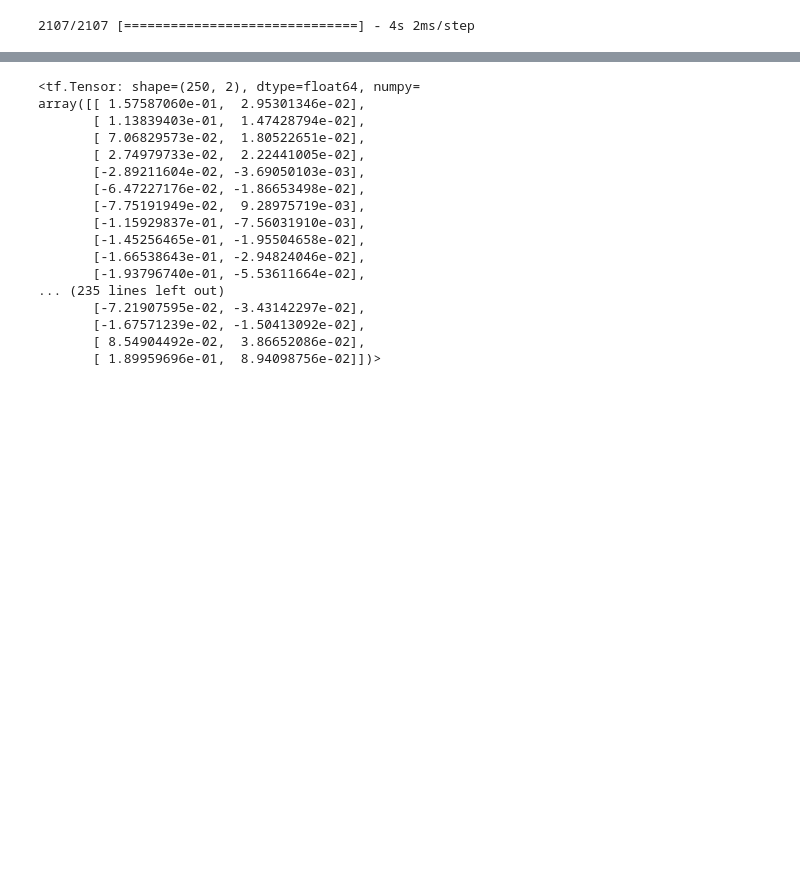
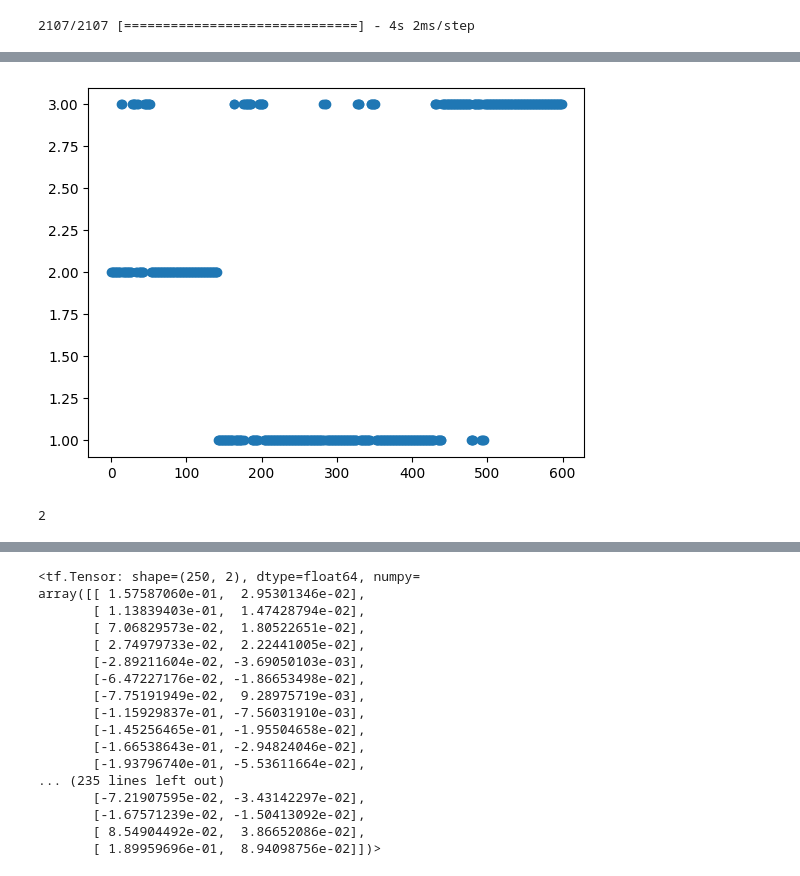
Before and after one commit to Epicsenpai/OpenTopic_BCI, a Jupyter notebook: First_acquisition/lean.ipynb, the cells around one changed output, grey strips where cells are left out. Cells and saved outputs as stored; diff of their text form; code cells hidden in the pictures; blank space fills up the shorter version.

```diff
--- a/First_acquisition/lean.ipynb
+++ b/First_acquisition/lean.ipynb
@@ -766,0 +602,4 @@ prediction = model.predict(X_test, batch_size=batch_size)
+# %%
+from INTERNET import INTERNET
+
+interNET = INTERNET(sample_rate = 250,control_freq = 10 ,folder_path='model42')
@@ -766,0 +610,14 @@ prediction = model.predict(X_test, batch_size=batch_size)
+# %%
+import time
+i = 0
+timestamp = time.time()
+while(i < len(X)):
+
+    if (time.time() > timestamp):
+
+        t = time.time()
+        m = interNET.predict(X[i])
+        print((t - time.time()))
+        i += 1
+        print(m,y[i],i)
+        timestamp = time.time() + 1/250
@@ -766,0 +711,22 @@ prediction = model.predict(X_test, batch_size=batch_size)
+# %%
+import time
+from scipy import stats
+
+pred_array = []
+
+times = 60
+for step in range(control_freq*times):
+    t = time.time()
+    input = np.array(X_test[control_period*step:control_period*(step+1)])
+    print(input.shape)
+
+
+    pred = model.predict(input ,batch_size=control_period,verbose=0)
+
+    one_hot = np.argmax(pred, axis=1)
+
+    mode = stats.mode(one_hot)[0]
+
+    pred_array.append(mode)
+    print(mode)
+    print("time",time.time()-t)
@@ -766,0 +751,10 @@ prediction = model.predict(X_test, batch_size=batch_size)
+# %%
+import matplotlib.pyplot as plt
+plt.scatter(range(len(pred_array)),pred_array)
+plt.show()
+# %% [output]
+[figure, added]
+# %%
+stats.mode([2,2,2,3,5])[0]
+# %% [output]
+2
```
Also changed, not shown: parts of 27 cells of this notebook, 3 other files.
